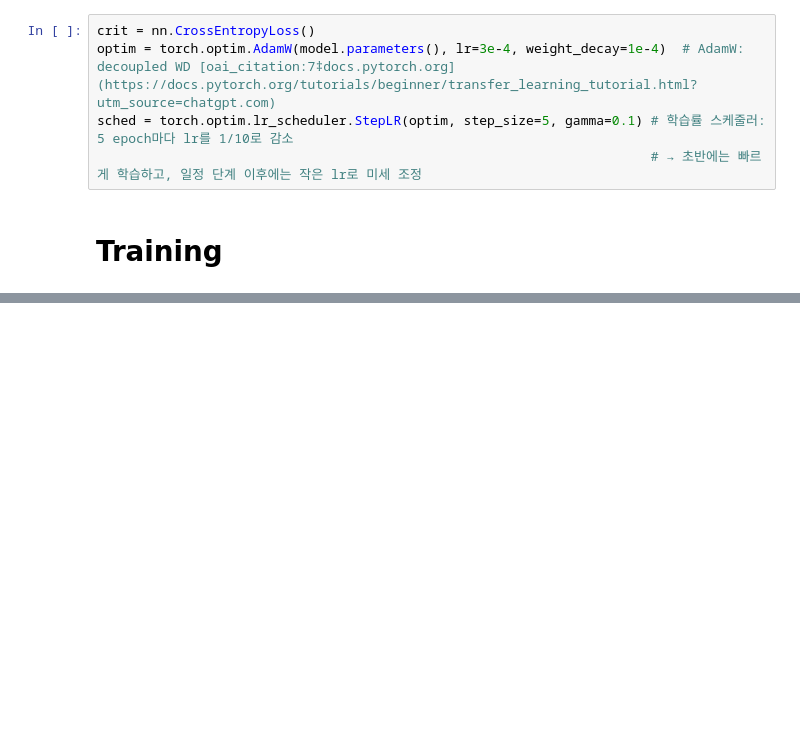
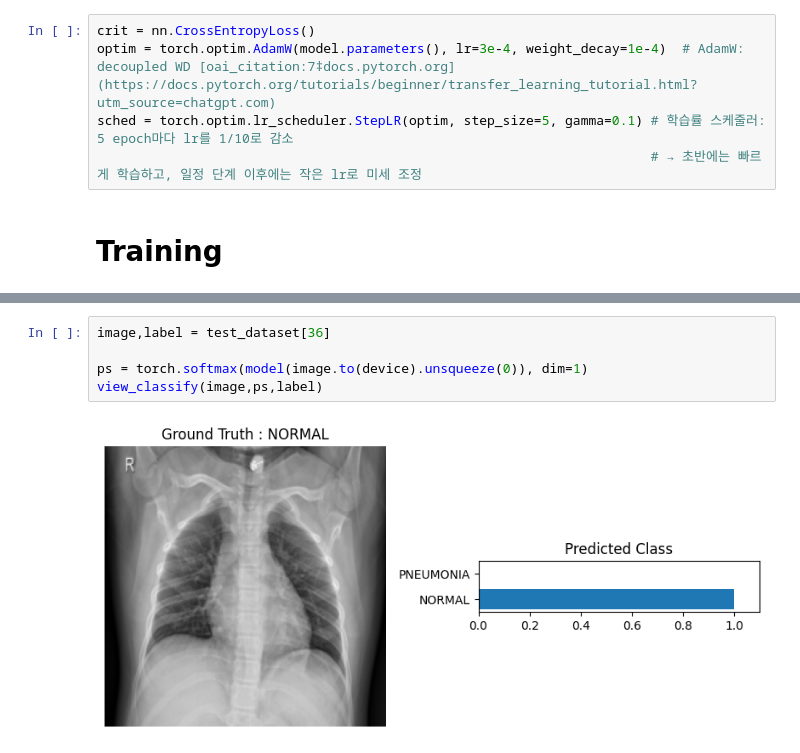
Before and after one commit to dev-carki/codeit_sprint, a Jupyter notebook: Mission/M_06/미션6_5팀_노준혁.ipynb, the cells around one changed output, grey strips where cells are left out. Cells and saved outputs as stored; diff of their text form; blank space fills up the shorter version.

```diff
--- a/Mission/M_06/미션6_5팀_노준혁.ipynb
+++ b/Mission/M_06/미션6_5팀_노준혁.ipynb
@@ -304,0 +383,7 @@ plt.tight_layout(); plt.show()
+# %%
+image,label = test_dataset[36]
+
+ps = torch.softmax(model(image.to(device).unsqueeze(0)), dim=1)
+view_classify(image,ps,label)
+# %% [output]
+[figure, added]
```
Also changed, not shown: parts of 19 cells of this notebook, 2 other files.
